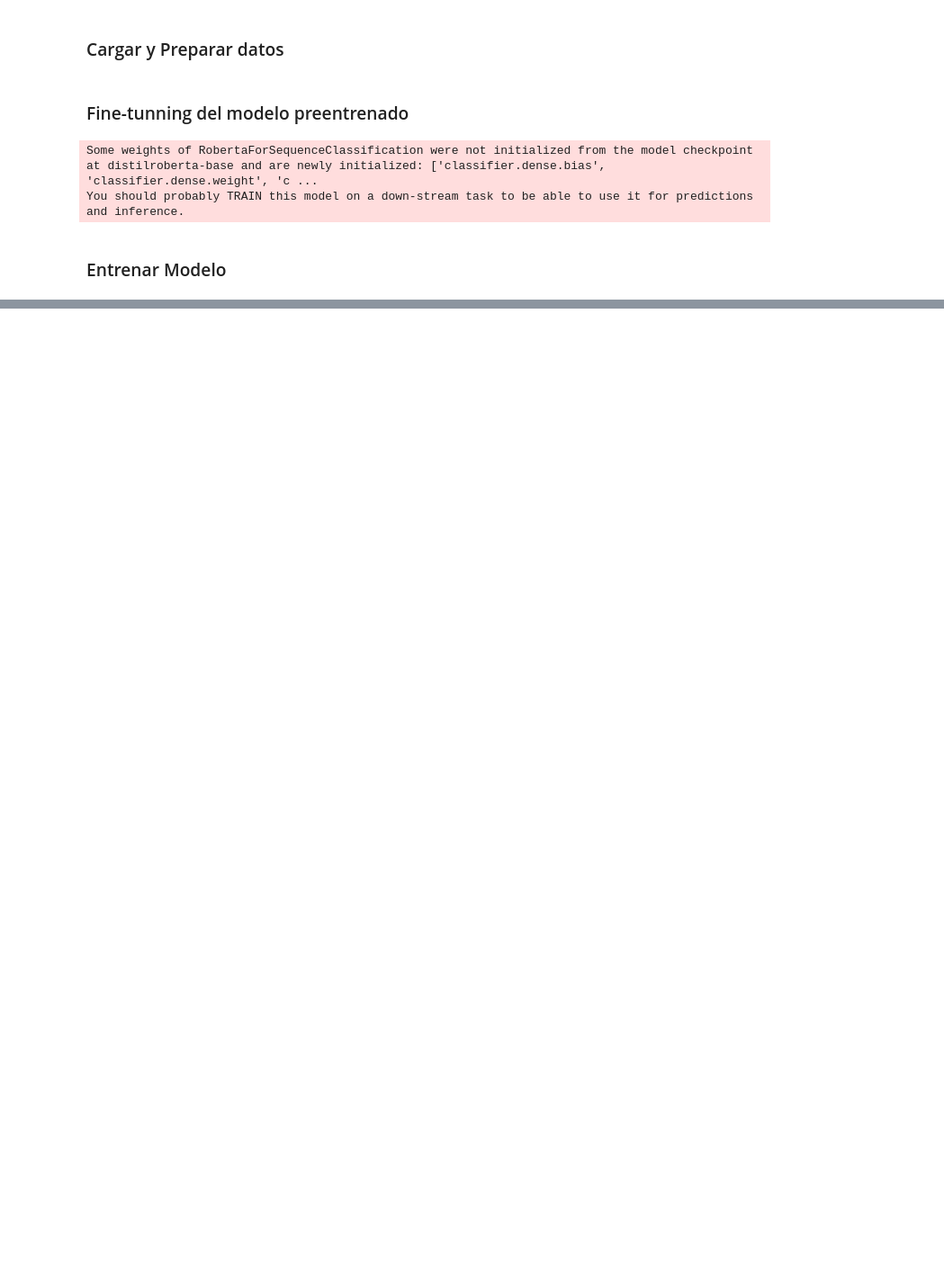
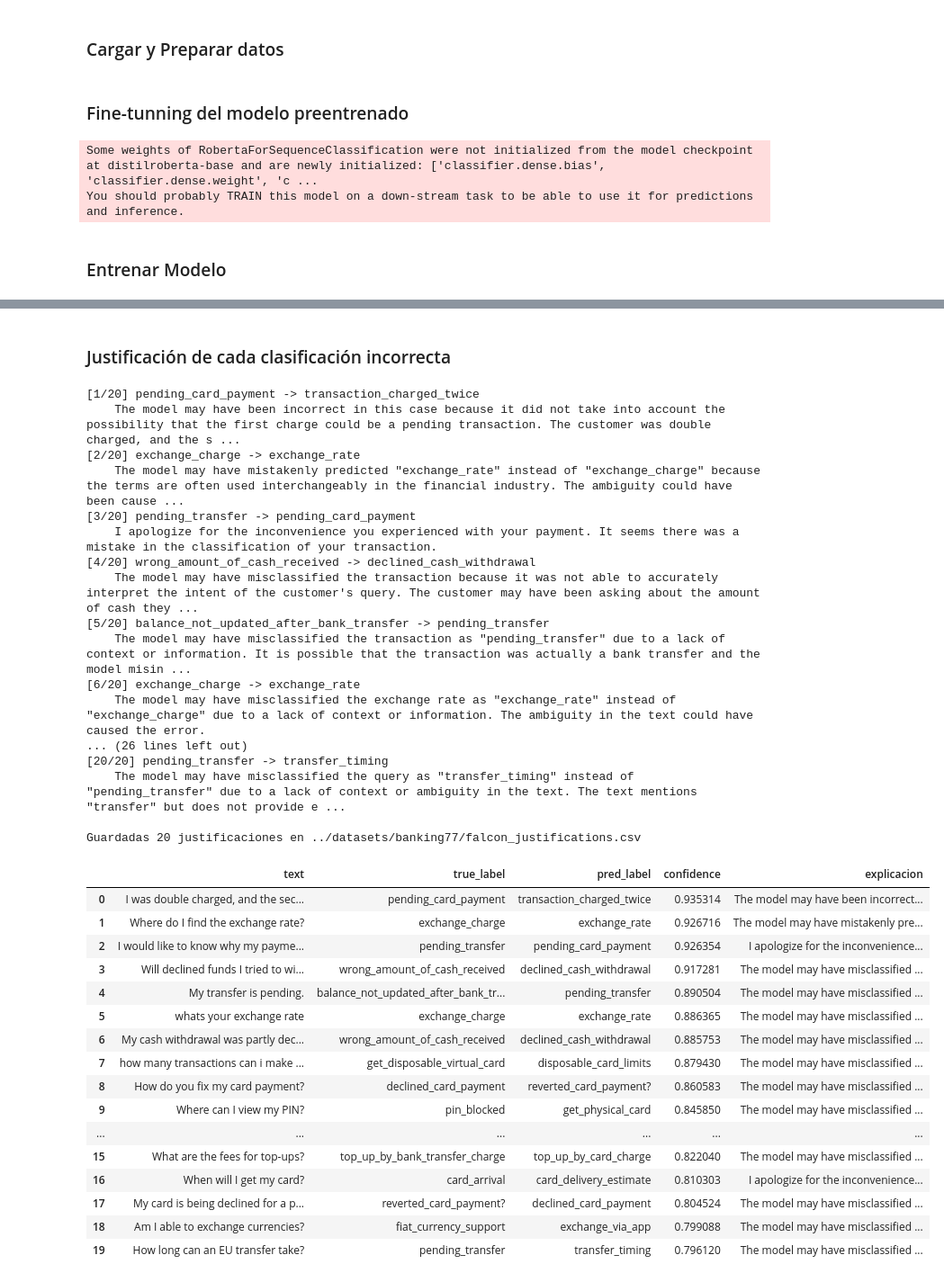
Before and after one commit to fvcastellanos/uni-cognit-systems, a Jupyter notebook: notebooks/Actividad-2-llm.ipynb, the cells around one changed output, grey strips where cells are left out. Shown at 90% size. Cells and saved outputs as stored; diff of their text form; code cells hidden in the pictures; blank space fills up the shorter version.

```diff
--- a/notebooks/Actividad-2-llm.ipynb
+++ b/notebooks/Actividad-2-llm.ipynb
@@ -502,0 +906,13 @@ TrainOutput(global_step=1878, training_loss=1.5642963100673037, metrics={'train_
+# %%
+# ---------------------------------------------------------
+# Calibración de temperatura sobre 2 muestras
+# ---------------------------------------------------------
+temps = [0.0, 0.2, 0.7]
+for idx in [0, 1]:
+    row = mis.iloc[idx]
+    prompt = buildExplanationPrompt(row["text"], row["true_label"], row["pred_label"])
+    print(f"\n===== Muestra {idx} | real: {row['true_label']} | predicha: {row['pred_label']} =====")
+    print(f"Consulta: {row['text']}")
+    for t in temps:
+        print(f"\n--- temperature={t} ---")
+        print(generarExplicacionFalcon(prompt, temperature=t))
@@ -502,0 +938,61 @@ TrainOutput(global_step=1878, training_loss=1.5642963100673037, metrics={'train_
+# %% [markdown]
+### Justificación de cada clasificación incorrecta
+# %%
+# ---------------------------------------------------------
+# Justificación de cada clasificación incorrecta (20 muestras)
+# ---------------------------------------------------------
+OUT_JUST_CSV = "../datasets/banking77/falcon_justifications.csv"
+
+resultados = []
+for i, row in mis.iterrows():
+    prompt = buildExplanationPrompt(row["text"], row["true_label"], row["pred_label"])
+    expl = generarExplicacionFalcon(prompt, temperature=0.2)
+    resultados.append({
+        "text": row["text"],
+        "true_label": row["true_label"],
+        "pred_label": row["pred_label"],
+        "confidence": row["confidence"],
+        "explicacion": expl,
+    })
+    print(f"[{i + 1}/{len(mis)}] {row['true_label']} -> {row['pred_label']}")
+    print(f"    {expl}")
+
+df_just = pd.DataFrame(resultados)
+df_just.to_csv(OUT_JUST_CSV, index=False)
+print(f"\nGuardadas {len(df_just)} justificaciones en {OUT_JUST_CSV}")
+df_just
+# %% [output]
+[1/20] pending_card_payment -> transaction_charged_twice
+    The model may have been incorrect in this case because it did not take into account the possibility that the first charge could be a pending transaction. The customer was double charged, and the s ...
+[2/20] exchange_charge -> exchange_rate
+    The model may have mistakenly predicted "exchange_rate" instead of "exchange_charge" because the terms are often used interchangeably in the financial industry. The ambiguity could have been cause ...
+[3/20] pending_transfer -> pending_card_payment
+    I apologize for the inconvenience you experienced with your payment. It seems there was a mistake in the classification of your transaction.
+[4/20] wrong_amount_of_cash_received -> declined_cash_withdrawal
+    The model may have misclassified the transaction because it was not able to accurately interpret the intent of the customer's query. The customer may have been asking about the amount of cash they ...
+[5/20] balance_not_updated_after_bank_transfer -> pending_transfer
+    The model may have misclassified the transaction as "pending_transfer" due to a lack of context or information. It is possible that the transaction was actually a bank transfer and the model misin ...
+[6/20] exchange_charge -> exchange_rate
+    The model may have misclassified the exchange rate as "exchange_rate" instead of "exchange_charge" due to a lack of context or information. The ambiguity in the text could have caused the error.
+... (26 lines left out)
+[20/20] pending_transfer -> transfer_timing
+    The model may have misclassified the query as "transfer_timing" instead of "pending_transfer" due to a lack of context or ambiguity in the text. The text mentions "transfer" but does not provide e ...
+
+Guardadas 20 justificaciones en ../datasets/banking77/falcon_justifications.csv
+|  | text | true_label | pred_label | confidence | explicacion |
+| 0 | I was double charged, and the sec... | pending_card_payment | transaction_charged_twice | 0.935314 | The model may have been incorrect... |
+| 1 | Where do I find the exchange rate? | exchange_charge | exchange_rate | 0.926716 | The model may have mistakenly pre... |
+| 2 | I would like to know why my payme... | pending_transfer | pending_card_payment | 0.926354 | I apologize for the inconvenience... |
+| 3 | Will declined funds I tried to wi... | wrong_amount_of_cash_received | declined_cash_withdrawal | 0.917281 | The model may have misclassified ... |
+| 4 | My transfer is pending. | balance_not_updated_after_bank_tr... | pending_transfer | 0.890504 | The model may have misclassified ... |
+| 5 | whats your exchange rate | exchange_charge | exchange_rate | 0.886365 | The model may have misclassified ... |
+| 6 | My cash withdrawal was partly dec... | wrong_amount_of_cash_received | declined_cash_withdrawal | 0.885753 | The model may have misclassified ... |
+| 7 | how many transactions can i make ... | get_disposable_virtual_card | disposable_card_limits | 0.879430 | The model may have misclassified ... |
+| 8 | How do you fix my card payment? | declined_card_payment | reverted_card_payment? | 0.860583 | The model may have misclassified ... |
+| 9 | Where can I view my PIN? | pin_blocked | get_physical_card | 0.845850 | The model may have misclassified ... |
+| ... | ... | ... | ... | ... | ... |
+| 15 | What are the fees for top-ups? | top_up_by_bank_transfer_charge | top_up_by_card_charge | 0.822040 | The model may have misclassified ... |
+| 16 | When will I get my card? | card_arrival | card_delivery_estimate | 0.810303 | I apologize for the inconvenience... |
+| 17 | My card is being declined for a p... | reverted_card_payment? | declined_card_payment | 0.804524 | The model may have misclassified ... |
+| 18 | Am I able to exchange currencies? | fiat_currency_support | exchange_via_app | 0.799088 | The model may have misclassified ... |
+| 19 | How long can an EU transfer take? | pending_transfer | transfer_timing | 0.796120 | The model may have misclassified ... |
```
Also changed, not shown: parts of 30 cells of this notebook, 2 other files.
